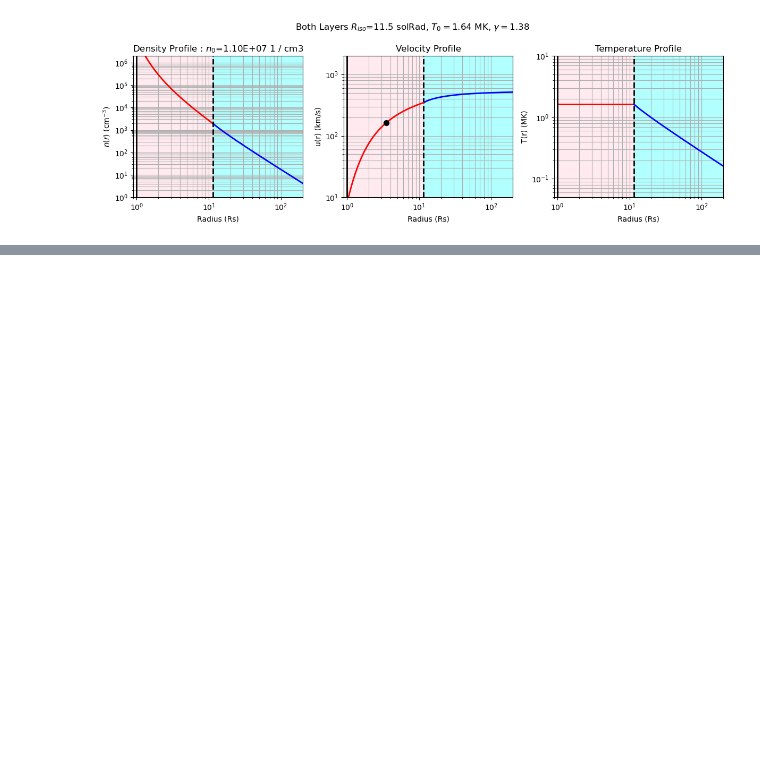
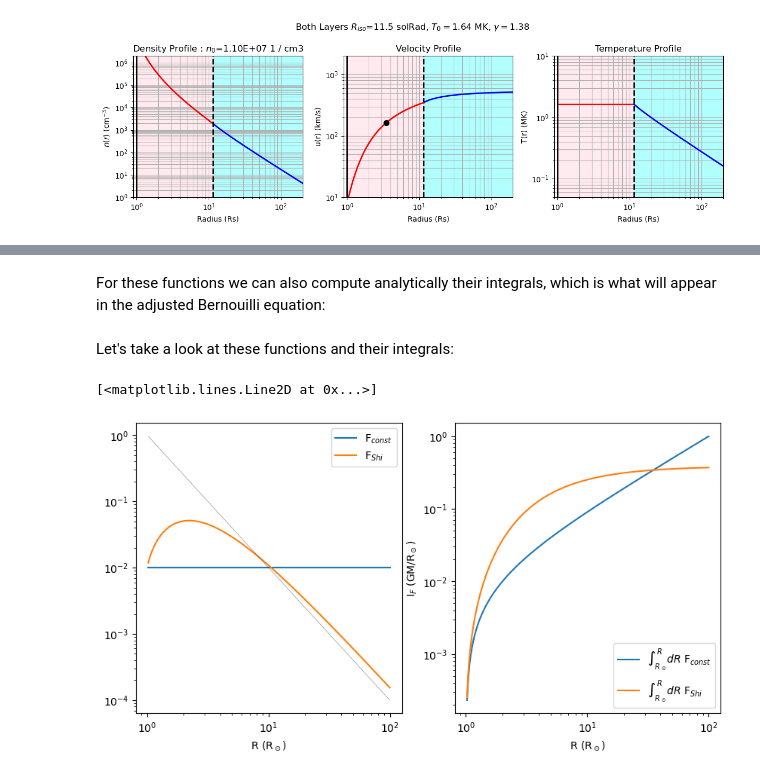
Before and after one commit to STBadman/ParkerSolarWind, a Jupyter notebook: ExampleNotebook.ipynb, the cells around one changed output, grey strips where cells are left out. Drawn from its saved outputs; the diff is of its cells as text; code cells hidden in the pictures; blank space fills up the shorter version.

```diff
--- a/ExampleNotebook.ipynb
+++ b/ExampleNotebook.ipynb
@@ -101,0 +122,44 @@ fig,axes=plot_psw.plot_isothermal_layer(sol)
+# %% [markdown]
+For these functions we can also compute analytically their integrals, which is what will appear in the adjusted Bernouilli equation:
+# %%
+def int_fconst(r1,r2,mult=0.01):
+    return fconst(r2,mult)*(r2-r1)
+def int_fshi(r1,r2, alpha=3,beta=8,mult=0.01):
+    f0 = mult * (const.G*const.M_sun/const.R_sun**2)
+    s1 = r1/const.R_sun
+    s2 = r2/const.R_sun
+    term1 = ((alpha*beta*(s1-1)+(1-beta)*s1+alpha)
+             /(alpha**2*s1)*np.exp(alpha*(1-1/s1)))
+    term2 = ((alpha*beta*(s2-1)+(1-beta)*s2+alpha)
+             /(alpha**2*s2)*np.exp(alpha*(1-1/s2)))
+    return (f0*const.R_sun)*(term2-term1)
+# %% [markdown]
+Let's take a look at these functions and their integrals:
+# %%
+fig,axes=plt.subplots(figsize=(10,5),ncols=2)
+rgrid = np.logspace(0.01,2,200)*u.R_sun
+
+norm0 = const.G*const.M_sun/const.R_sun**2
+axes[0].plot(rgrid,(fconst(rgrid).to(norm0.unit)/norm0),label="F$_{const}$")
+axes[0].plot(rgrid,(fshi(rgrid).to(norm0.unit)/norm0),label="F$_{Shi}$")
+axes[0].set_xscale("log")
+axes[0].set_yscale("log")
+axes[0].legend()
+axes[0].set_xlabel("R (R$_\odot$)")
+axes[1].set_ylabel("F (GM/R$_\odot$^2)")
+
+norm1 = const.G*const.M_sun/const.R_sun
+axes[1].plot(rgrid,(int_fconst(const.R_sun,rgrid).to(norm1.unit)/norm1),
+             label="$\int_{R_\odot}^R dR$ F$_{const}$")
+axes[1].plot(rgrid,(int_fshi(const.R_sun,rgrid).to(norm1.unit)/norm1),
+             label="$\int_{R_\odot}^R dR$ F$_{Shi}$")
+axes[1].set_xscale("log")
+axes[1].set_yscale("log")
+axes[1].legend()
+axes[1].set_xlabel("R (R$_\odot$)")
+axes[1].set_ylabel("I$_F$ (GM/R$_\odot$)")
+
+axes[0].plot(rgrid,1/rgrid.value**2,color="black",linewidth=0.2)
+# %% [output]
+[<matplotlib.lines.Line2D at 0x...>]
+[figure, added]
```
Also changed, not shown: parts of 19 cells of this notebook, 2 other files.
